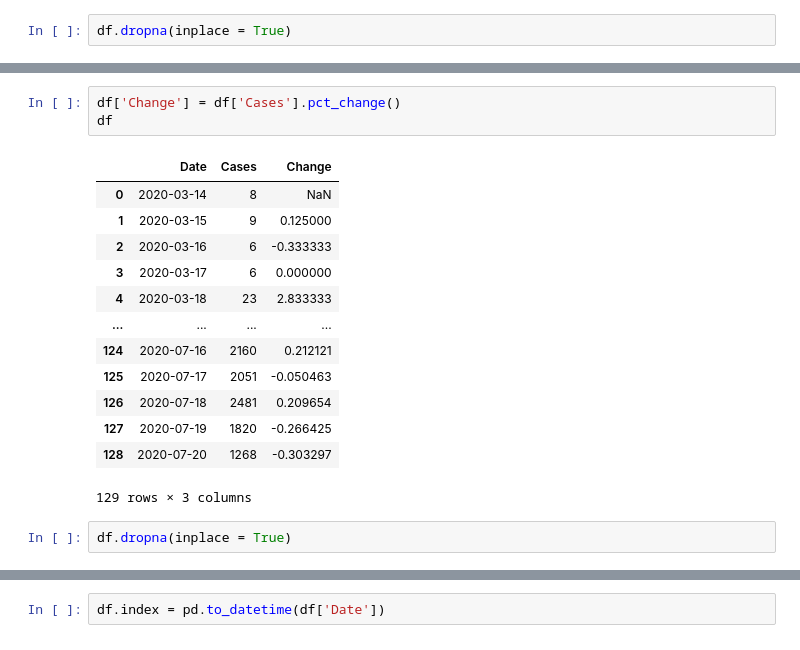
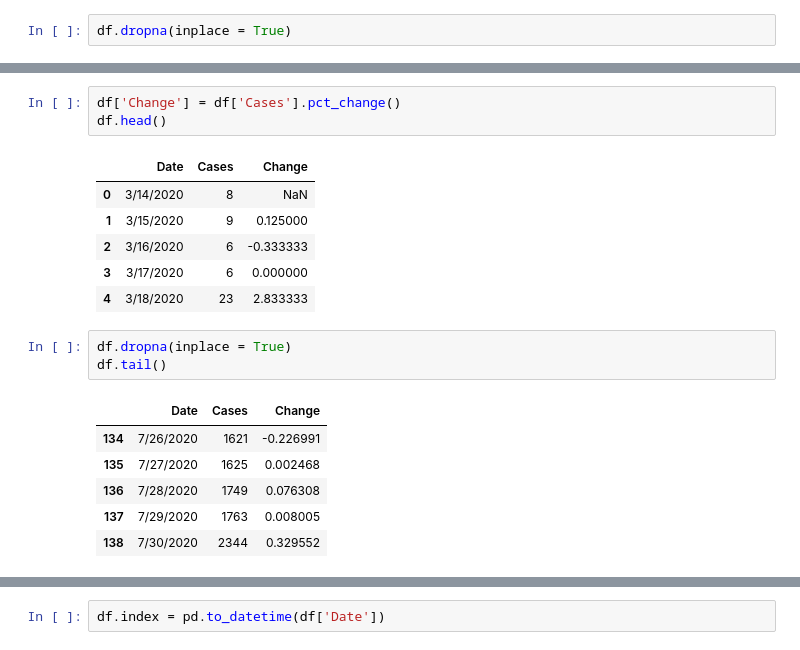
Before and after one commit to LoriHarris/CovidDashboard, a Jupyter notebook: Covid_Cases_Over_time.ipynb, the cells around one changed output, grey strips where cells are left out. Saved outputs shown, nothing was run; the diff lists cells and outputs as text.

```diff
--- a/Covid_Cases_Over_time.ipynb
+++ b/Covid_Cases_Over_time.ipynb
@@ -46,19 +26,20 @@ df
 # %%
 df['Change'] = df['Cases'].pct_change()
-df
+df.head()
 # %% [output]
 |  | Date | Cases | Change |
-| 0 | 2020-03-14 | 8 | NaN |
-| 1 | 2020-03-15 | 9 | 0.125000 |
-| 2 | 2020-03-16 | 6 | -0.333333 |
-| 3 | 2020-03-17 | 6 | 0.000000 |
-| 4 | 2020-03-18 | 23 | 2.833333 |
-| ... | ... | ... | ... |
-| 124 | 2020-07-16 | 2160 | 0.212121 |
-| 125 | 2020-07-17 | 2051 | -0.050463 |
-| 126 | 2020-07-18 | 2481 | 0.209654 |
-| 127 | 2020-07-19 | 1820 | -0.266425 |
-| 128 | 2020-07-20 | 1268 | -0.303297 |
+| 0 | 3/14/2020 | 8 | NaN |
+| 1 | 3/15/2020 | 9 | 0.125000 |
+| 2 | 3/16/2020 | 6 | -0.333333 |
+| 3 | 3/17/2020 | 6 | 0.000000 |
+| 4 | 3/18/2020 | 23 | 2.833333 |
-129 rows × 3 columns
 # %%
 df.dropna(inplace = True)
+df.tail()
+# %% [output]
+|  | Date | Cases | Change |
+| 134 | 7/26/2020 | 1621 | -0.226991 |
+| 135 | 7/27/2020 | 1625 | 0.002468 |
+| 136 | 7/28/2020 | 1749 | 0.076308 |
+| 137 | 7/29/2020 | 1763 | 0.008005 |
+| 138 | 7/30/2020 | 2344 | 0.329552 |
```
Also changed, not shown: parts of 29 cells of this notebook, 3 other files.
